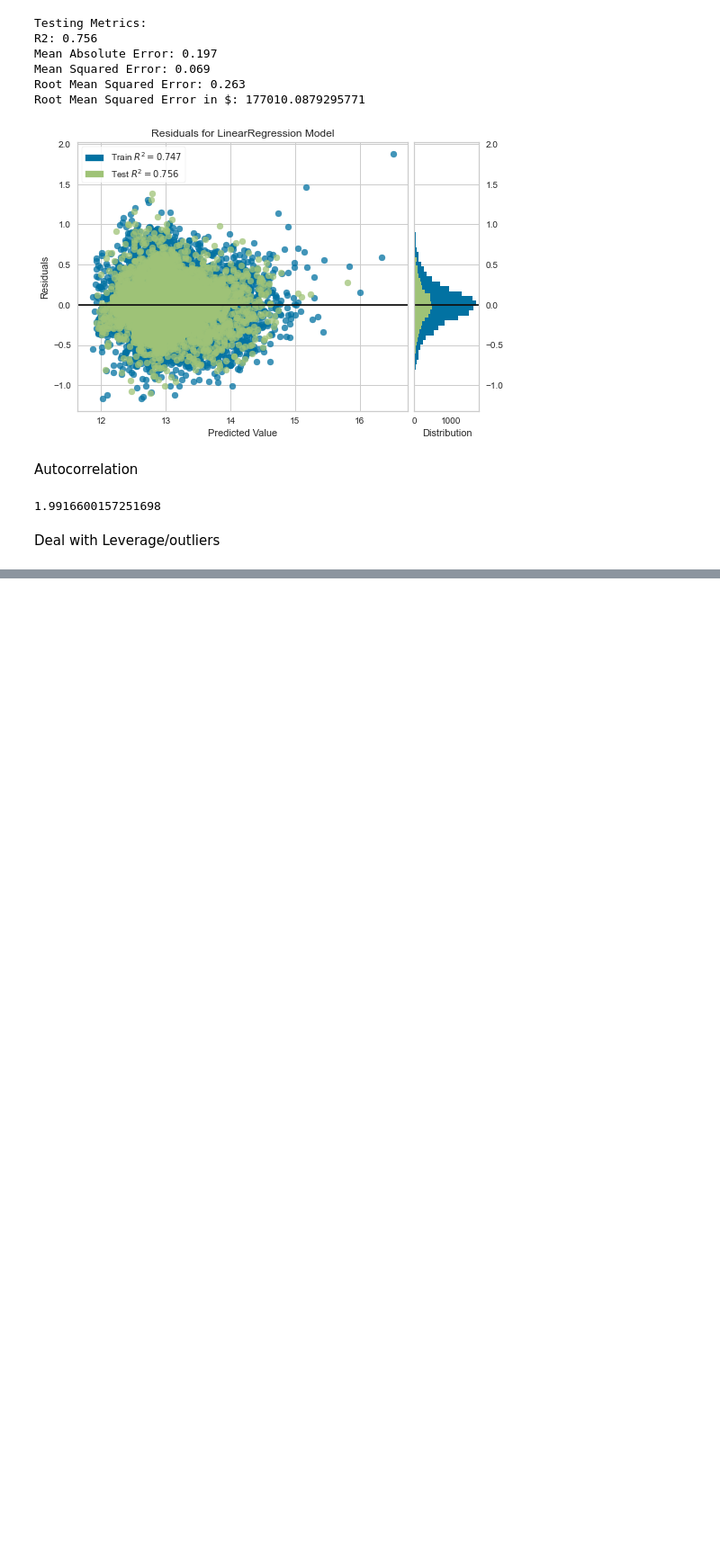
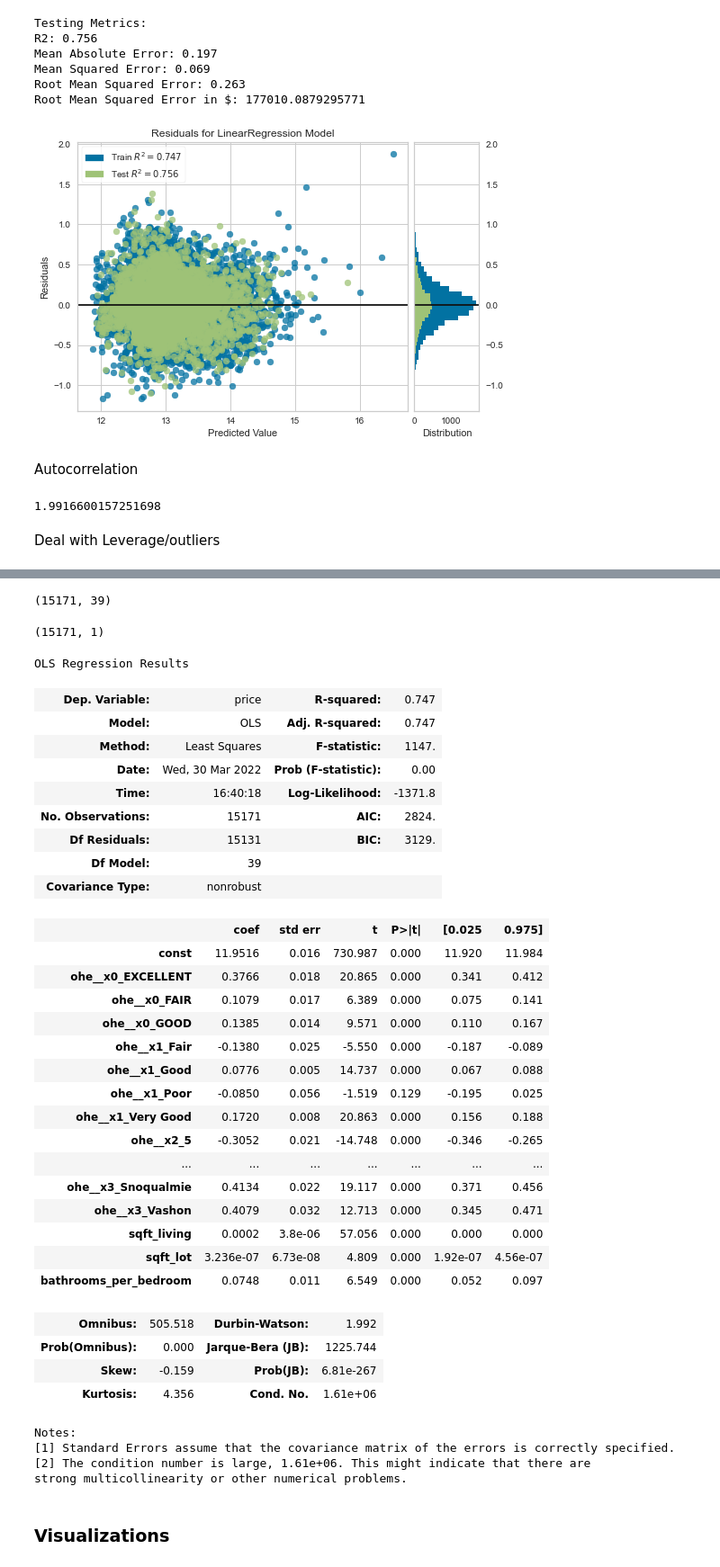
Before and after one commit to aliceagrawal/King-County-House-Sales, a Jupyter notebook: Alice Notebook.ipynb, the cells around one changed output, grey strips where cells are left out. Shown: that part at 90% size. Cells and saved outputs as stored; diff of their text form; code cells hidden in the pictures; blank space fills up the shorter version.

```diff
--- a/Alice Notebook.ipynb
+++ b/Alice Notebook.ipynb
@@ -1144,0 +1193,4 @@ Deal with Leverage/outliers
+# %%
+X_train3.shape
+# %% [output]
+(15171, 39)
@@ -1144,0 +1199,8 @@ Deal with Leverage/outliers
+# %%
+y_sm.shape
+# %% [output]
+(15171, 1)
+# %%
+endog = y_train
+exog = X_train3
+lin_reg_model = sm.OLS(endog=endog, exog=sm.add_constant(exog)).fit()
@@ -1144,0 +1209,39 @@ Deal with Leverage/outliers
+# %%
+lin_reg_model.summary()
+# %% [output]
+OLS Regression Results
+| Dep. Variable: | price | R-squared: | 0.747 |
+| Model: | OLS | Adj. R-squared: | 0.747 |
+| Method: | Least Squares | F-statistic: | 1147. |
+| Date: | Wed, 30 Mar 2022 | Prob (F-statistic): | 0.00 |
+| Time: | 16:40:18 | Log-Likelihood: | -1371.8 |
+| No. Observations: | 15171 | AIC: | 2824. |
+| Df Residuals: | 15131 | BIC: | 3129. |
+| Df Model: | 39 |  |  |
+| Covariance Type: | nonrobust |  |  |
+|  | coef | std err | t | P>|t| | [0.025 | 0.975] |
+| const | 11.9516 | 0.016 | 730.987 | 0.000 | 11.920 | 11.984 |
+| ohe__x0_EXCELLENT | 0.3766 | 0.018 | 20.865 | 0.000 | 0.341 | 0.412 |
+| ohe__x0_FAIR | 0.1079 | 0.017 | 6.389 | 0.000 | 0.075 | 0.141 |
+| ohe__x0_GOOD | 0.1385 | 0.014 | 9.571 | 0.000 | 0.110 | 0.167 |
+| ohe__x1_Fair | -0.1380 | 0.025 | -5.550 | 0.000 | -0.187 | -0.089 |
+| ohe__x1_Good | 0.0776 | 0.005 | 14.737 | 0.000 | 0.067 | 0.088 |
+| ohe__x1_Poor | -0.0850 | 0.056 | -1.519 | 0.129 | -0.195 | 0.025 |
+| ohe__x1_Very Good | 0.1720 | 0.008 | 20.863 | 0.000 | 0.156 | 0.188 |
+| ohe__x2_5 | -0.3052 | 0.021 | -14.748 | 0.000 | -0.346 | -0.265 |
+| ... | ... | ... | ... | ... | ... | ... |
+| ohe__x3_Snoqualmie | 0.4134 | 0.022 | 19.117 | 0.000 | 0.371 | 0.456 |
+| ohe__x3_Vashon | 0.4079 | 0.032 | 12.713 | 0.000 | 0.345 | 0.471 |
+| sqft_living | 0.0002 | 3.8e-06 | 57.056 | 0.000 | 0.000 | 0.000 |
+| sqft_lot | 3.236e-07 | 6.73e-08 | 4.809 | 0.000 | 1.92e-07 | 4.56e-07 |
+| bathrooms_per_bedroom | 0.0748 | 0.011 | 6.549 | 0.000 | 0.052 | 0.097 |
+| Omnibus: | 505.518 | Durbin-Watson: | 1.992 |
+| Prob(Omnibus): | 0.000 | Jarque-Bera (JB): | 1225.744 |
+| Skew: | -0.159 | Prob(JB): | 6.81e-267 |
+| Kurtosis: | 4.356 | Cond. No. | 1.61e+06 |
+Notes:
+[1] Standard Errors assume that the covariance matrix of the errors is correctly specified.
+[2] The condition number is large, 1.61e+06. This might indicate that there are
+strong multicollinearity or other numerical problems.
+# %% [markdown]
+### Visualizations
```
Also changed, not shown: parts of 42 cells of this notebook, 6 other files.
